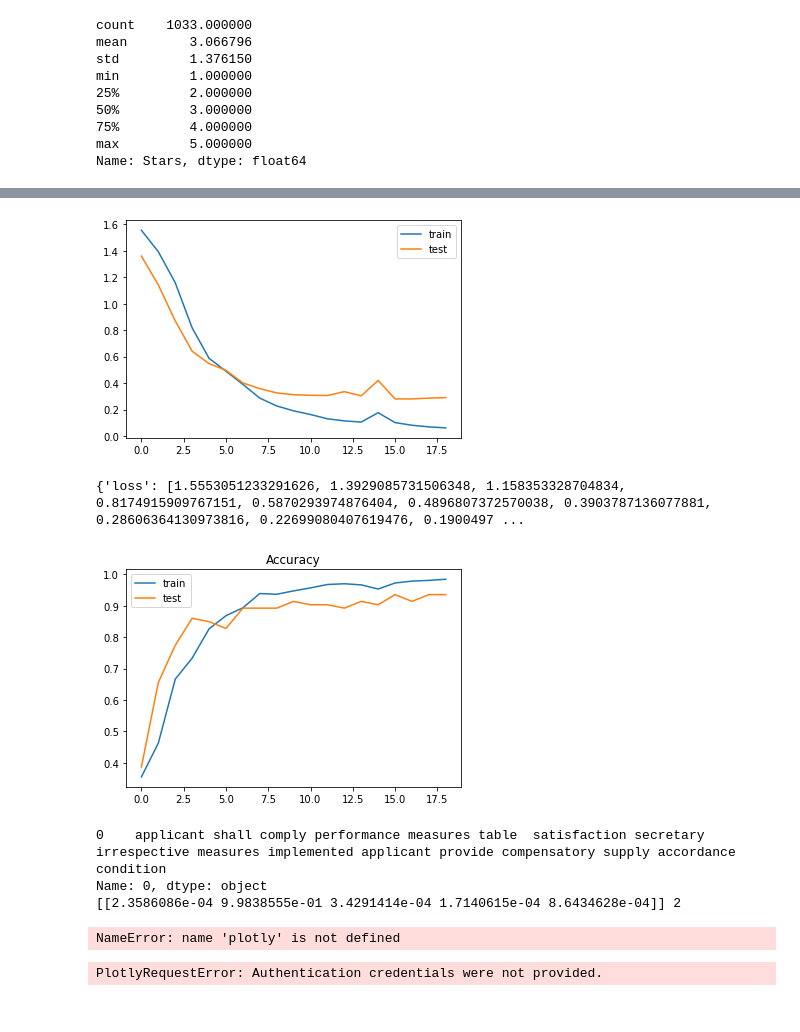
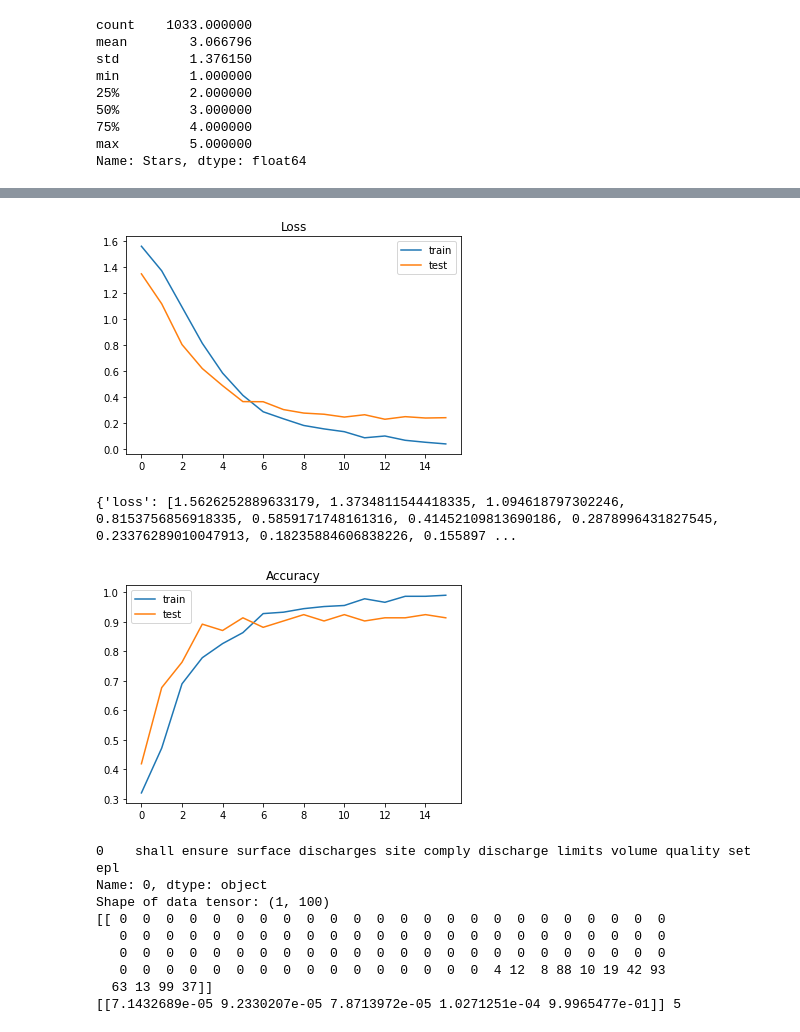
Before and after one commit to wpl123/enforceability_classifier, a Jupyter notebook: model/enforceability_model.ipynb, the cells around one changed output, grey strips where cells are left out. Cells and saved outputs as stored; diff of their text form; code cells hidden in the pictures.

```diff
--- a/model/enforceability_model.ipynb
+++ b/model/enforceability_model.ipynb
@@ -167,12 +176,15 @@ BAD_SYMBOLS_RE = re.compile('[^0-9a-z #+_]')
 SINGLE_LETTERS_RE = re.compile('\s+[a-zA-Z]\s+')
 STOPWORDS = set(stopwords.words('english'))
 STOPWORDS.remove('should')
-#STOPWORDS.add('applicant')
-#STOPWORDS.add('proponent')
+STOPWORDS.add('applicant')
+STOPWORDS.add('proponent')
 STOPWORDS.add('groundwater')
 STOPWORDS.add('water')
 STOPWORDS.add('environment')
 STOPWORDS.add('act')
+STOPWORDS.add('project')
+STOPWORDS.add('creek')
+
 
 def clean_text(text):
     """
@@ -218,7 +279,7 @@ wordcloud.to_file("wordcloud.png")
 # The maximum number of words to be used. (most frequent)
 MAX_NB_WORDS = 3000
 # Max number of words in each complaint.
-MAX_SEQUENCE_LENGTH = 200
+MAX_SEQUENCE_LENGTH = 100
 # This is fixed.
 EMBEDDING_DIM = 100
 tokenizer = Tokenizer(num_words=MAX_NB_WORDS, filters='!"#$%&()*+,-./:;<=>?@[\]^_`{|}~', lower=True)
@@ -326,13 +388,14 @@ Test set
 # %%
+plt.title('Loss')
 plt.plot(history.history['loss'], label='train')
 plt.plot(history.history['val_loss'], label='test')
 plt.legend();
 # %% [output]
-[figure, old version]
+[figure, new version]
 # %%
 print(history.history)
 # %% [output]
-{'loss': [1.5553051233291626, 1.3929085731506348, 1.158353328704834, 0.8174915909767151, 0.5870293974876404, 0.4896807372570038, 0.3903787136077881, 0.28606364130973816, 0.22699080407619476, 0.1900497 ...
+{'loss': [1.5626252889633179, 1.3734811544418335, 1.094618797302246, 0.8153756856918335, 0.5859171748161316, 0.41452109813690186, 0.2878996431827545, 0.23376289010047913, 0.18235884606838226, 0.155897 ...
 # %%
 plt.title('Accuracy')
 plt.plot(history.history['accuracy'], label='train')
@@ -340,12 +403,11 @@ plt.plot(history.history['val_accuracy'], label='test')
 plt.legend()
 plt.show();
 # %% [output]
-[figure, old version]
+[figure, new version]
 # %%
-new_sub_header = ['The Applicant shall comply with the performance measures in Table 11 to the satisfaction of the \
-Secretary irrespective of any other measures being implemented by the Applicant to provide \
-compensatory water supply in accordance with condition 23 above.\
- ']
+tokenizer = joblib.load("jup_data_tokenizer.joblib")
+
+new_sub_header = ['The Proponent shall ensure that all surface water discharges from the site comply with the discharge limits (both volume and quality) set for the project in any EPL.']
 
 df_new = pd.DataFrame(new_sub_header)
 df_new[0] = df_new[0].apply(clean_text)
@@ -354,51 +416,23 @@ df_new[0] = df_new[0].str.replace('\d+', '')
 pd.set_option('display.max_colwidth', None)
 print(str(df_new[0]))
 
+
 seq = tokenizer.texts_to_sequences(df_new[0].values)
 padded = pad_sequences(seq, maxlen=MAX_SEQUENCE_LENGTH)
+print('Shape of data tensor:', padded.shape)
+print(padded)
+
 pred = model.predict(padded)
 labels = ['1', '2', '3', '4', '5']
 print(pred, labels[np.argmax(pred)])
 #print(pred,[np.argmax(pred)])
 # %% [output]
-0    applicant shall comply performance measures table  satisfaction secretary irrespective measures implemented applicant provide compensatory supply accordance condition
+0    shall ensure surface discharges site comply discharge limits volume quality set epl
 Name: 0, dtype: object
-[[2.3586086e-04 9.9838555e-01 3.4291414e-04 1.7140615e-04 8.6434628e-04]] 2
+Shape of data tensor: (1, 100)
+[[ 0  0  0  0  0  0  0  0  0  0  0  0  0  0  0  0  0  0  0  0  0  0  0  0
+   0  0  0  0  0  0  0  0  0  0  0  0  0  0  0  0  0  0  0  0  0  0  0  0
+   0  0  0  0  0  0  0  0  0  0  0  0  0  0  0  0  0  0  0  0  0  0  0  0
+   0  0  0  0  0  0  0  0  0  0  0  0  0  0  0  0  4 12  8 88 10 19 42 93
+  63 13 99 37]]
+[[7.1432689e-05 9.2330207e-05 7.8713972e-05 1.0271251e-04 9.9965477e-01]] 5
-# %%
-from plotly.offline import plot
-from chart_studio.plotly import plot, iplot
-from plotly.subplots import make_subplots
-
-fig = go.Figure(go.Indicator(
-    domain = {'x': [0, 1], 'y': [0, 1]},
-    value = 5,
-    mode = "gauge+number+delta",
-    title = {'text': "Enforceability Score"},
-    delta = {'reference': 3},
-    gauge = {'axis': {'range': [None, 5]},
-             'steps' : [
-                 {'range': [0, 2], 'color': "lightgray"},
-                 {'range': [2, 4], 'color': "gray"},
-                 {'range': [4, 5], 'color': "green"}],
-             'threshold' : {'line': {'color': "red", 'width': 4}, 'thickness': 0.75, 'value': 4}}))
-
-plotly.offline.iplot(fig)
-#fig.show()
-# %% [output]
-NameError: name 'plotly' is not defined
-# %%
-import chart_studio.plotly as py
-from plotly.offline import plot, iplot
-trace0 = go.Scatter(
-    x=[1, 2, 3, 4],
-    y=[10, 15, 13, 17]
-)
-trace1 = go.Scatter(
-    x=[1, 2, 3, 4],
-    y=[16, 5, 11, 9]
-)
-data = [trace0, trace1]
-
-py.iplot(data, filename = 'basic-line')
-# %% [output]
-PlotlyRequestError: Authentication credentials were not provided.
```
Also changed, not shown: parts of 16 cells of this notebook, 29 other files.
